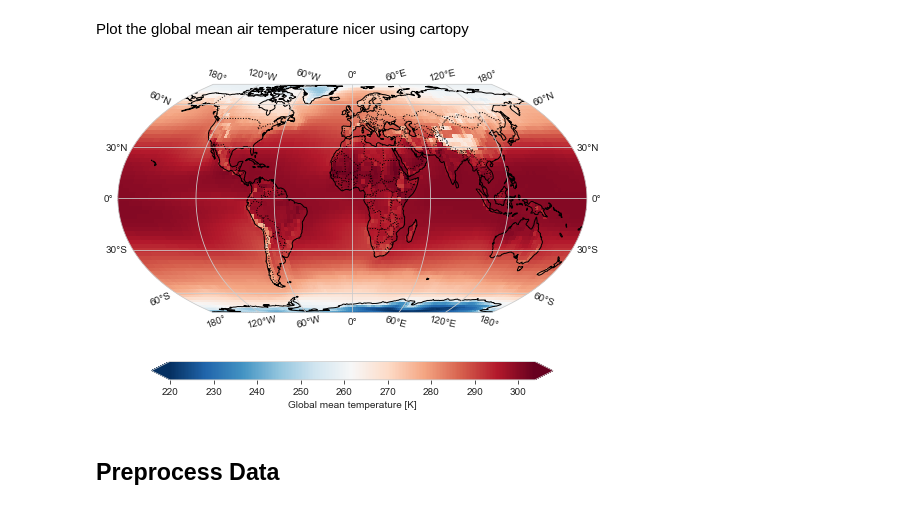
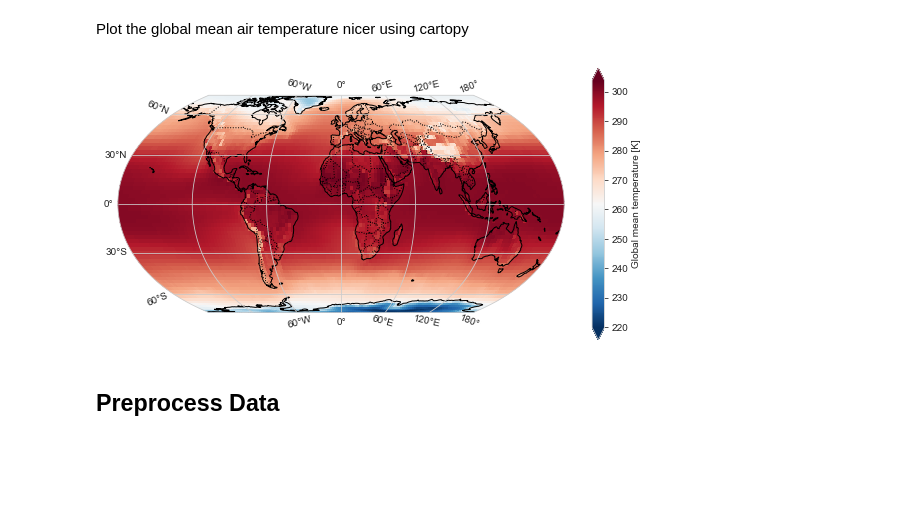
Before and after one commit to mlcs/seminar_ws22, a Jupyter notebook: 03_cn/climnet_t2m_global.ipynb, the cells around one changed output. Cells and saved outputs as stored; diff of their text form; code cells hidden in the pictures; blank space fills up the shorter version.

Commit message:
Added better description to tutorial and exercise. Updated the plotting for India and global cartopy maps.

```diff
--- a/03_cn/climnet_t2m_global.ipynb
+++ b/03_cn/climnet_t2m_global.ipynb
@@ -50,10 +50,10 @@ Plot the global mean air temperature nicer using cartopy
 # %%
 reload(put)
 mean_t2m = ds[var_name].mean(dim='time')
 im = put.plot_map(mean_t2m, label='Global mean temperature [K]',
-                  )
+                  projection='EqualEarth')
 # %% [output]
-[figure, old version]
+[figure, new version]
 # %% [markdown]
 ## Preprocess Data
 # %% [markdown]
```
Also changed, not shown: parts of 9 cells of this notebook, 2 other files.
